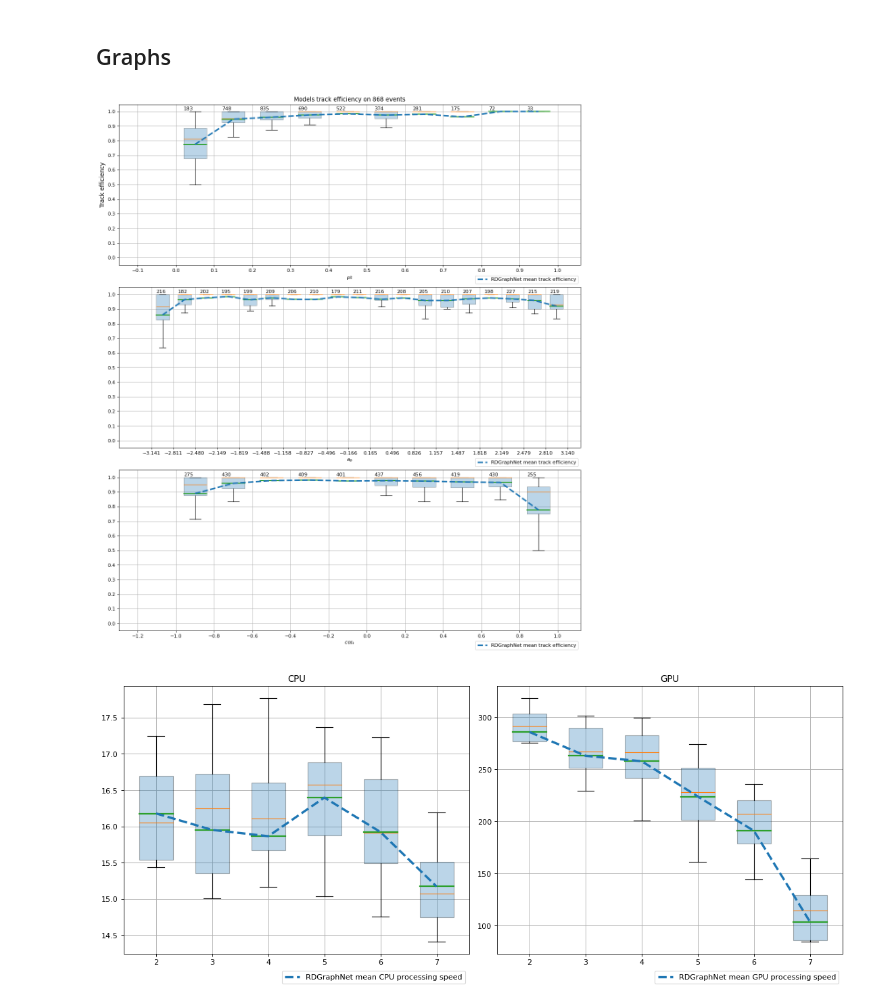
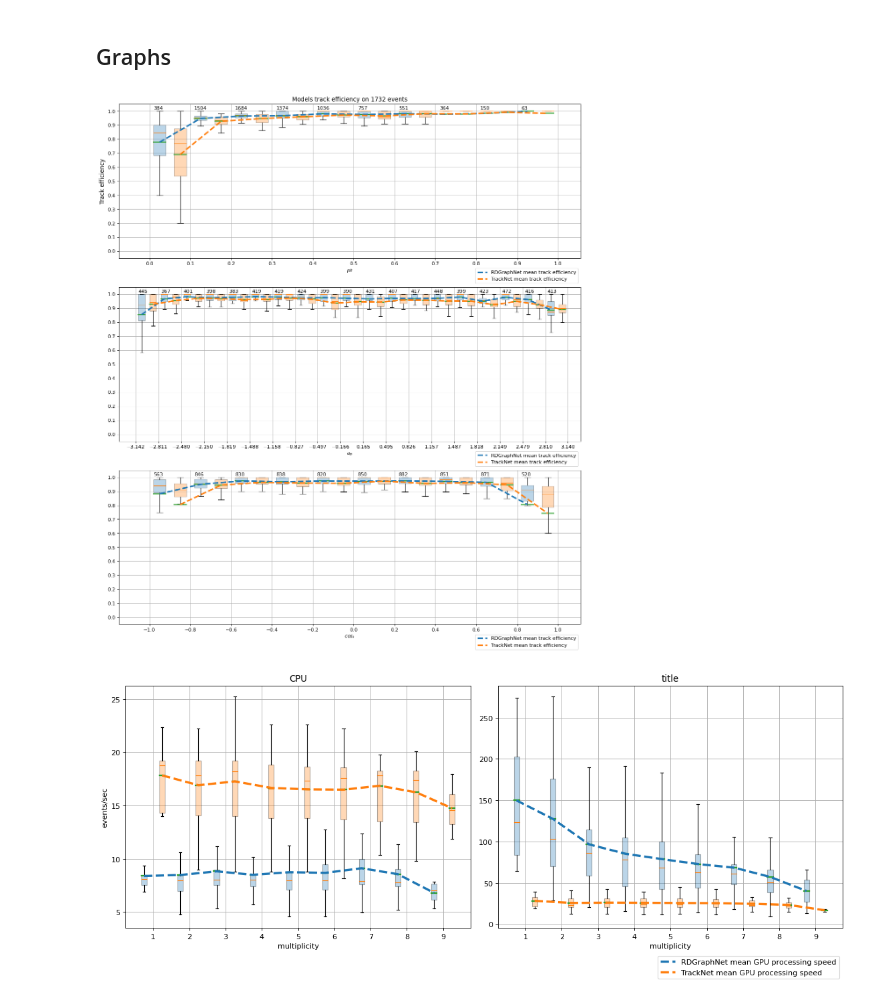
Before and after one commit to t3hseus/ariadne, a Jupyter notebook: notebooks/evaluate_modern.ipynb, the cells around one changed output. Drawn from its saved outputs; the diff is of its cells as text; code cells hidden in the pictures.

Commit message:
2k events graphnet vs tracknet

```diff
--- a/notebooks/evaluate_modern.ipynb
+++ b/notebooks/evaluate_modern.ipynb
@@ -30,8 +30,9 @@ parse_cfg = {
         "names": ['event',  'x', 'y', 'z', 'station', 'track', 'px', 'py', 'pz', 'X0', 'Y0', 'Z0']
     },
     #'input_file_mask': "C:\\Users\\egor\\dubna\\ariadne\\data_bes3\\3.txt",
-    'input_file_mask': "/Users/egor/prog/dubna/ariadne/data/bes3/events/3.txt",
-    'events_quantity':'1..100'
+    #'input_file_mask': "/Users/egor/prog/dubna/ariadne/data/bes3/events/3.txt",
+    'input_file_mask':'/zfs/hybrilit.jinr.ru/user/p/pgonchar/data/bes3/events/3.txt',
+    'events_quantity':'1..2000'
 }
 
 global_transformer = Compose([
@@ -200,0 +377,8 @@ Mean gpu time per event: 0.0054 sec (186.24 events per second)
+# %%
+N_STATIONS = 3
+
+evaluator = EventEvaluator(parse_cfg, global_transformer, N_STATIONS)
+events = evaluator.prepare(model_loader=TrackNetModelLoader())[0]
+all_results = evaluator.build_all_tracks()
+model_results = evaluator.run_model(preprocess_one_event, run_tracknet_eval)
+results_tracknet = evaluator.solve_results(model_results, all_results)
@@ -611,11 +813,11 @@ def plot_model_results(model_names, model_results_arr, mode_func, funcs_for_kalm
     plt.show()
     pass
 # %%
-plot_model_results(["RDGraphNet"],
-                   [results_graphnet],
+plot_model_results(["RDGraphNet", 'TrackNet'],
+                   [results_graphnet, results_tracknet],
                    to_recall)
 # %% [output]
-[figure, old version]
+[figure, new version]
 # %%
 def prepare_data_for_box(df,
                          column_x, column_y,
@@ -655,8 +857,8 @@ def draw_custom_boxplot(ax, draw_data,
     if graphs_count > 0:
         width_tuned = delta_x * 2 / graphs_count
         pos_tuned = x_ticks - delta_x
-        spacings = width_tuned * 0.4
-        width_real = width_tuned * 0.6
+        spacings = width_tuned * 0.7
+        width_real = width_tuned * 0.3
 
         ticks_x = pos_tuned + width_tuned * graph_idx + spacings/2 + width_real/2
         delta_x = width_real
@@ -672,7 +874,8 @@ def draw_custom_boxplot(ax, draw_data,
     spl = make_interp_spline(ticks_x, mean_data, k=1)
     power_smooth = spl(xnew)
     ax.plot(xnew, power_smooth, ls='--', color=color_line, label=f'{model_name} mean {subtitle} processing speed', lw=3, zorder=15)
-
+    start, end = ax.get_xlim()
+    ax.xaxis.set_ticks(x_ticks)
 
 
 def draw_speed_graphs(model_names, model_results_arr):
@@ -710,7 +913,8 @@ def draw_speed_graphs(model_names, model_results_arr):
 
     for ax in [ax1, ax2]:
         ax.grid()
-        ax.legend(bbox_to_anchor=(1, -0.05))
+
+    ax2.legend(bbox_to_anchor=(1, -0.1))
 
     fig = plt.gcf()
     handles, labels = ax1.get_legend_handles_labels()
@@ -720,9 +924,13 @@ def draw_speed_graphs(model_names, model_results_arr):
 
     os.makedirs('../output', exist_ok=True)
     plt.savefig('../output/%s.png'%(''.join([i if (ord(i) < 128) and (ord(i)>ord('a')) else '_' for i in tit])), dpi=300)
-
+    plt.gca().set_title('title')
+    #plt.title('Models processing speed (events per second) vs multiplicity')
+    ax1.set_ylabel('events/sec')
+    ax1.set_xlabel('multiplicity')
+    ax2.set_xlabel('multiplicity')
     plt.show()
 # %%
-draw_speed_graphs(["RDGraphNet"], [results_graphnet])
+draw_speed_graphs(["RDGraphNet", 'TrackNet'], [results_graphnet, results_tracknet])
 # %% [output]
-[figure, old version]
+[figure, new version]
```
Also changed, not shown: parts of 6 cells of this notebook.
